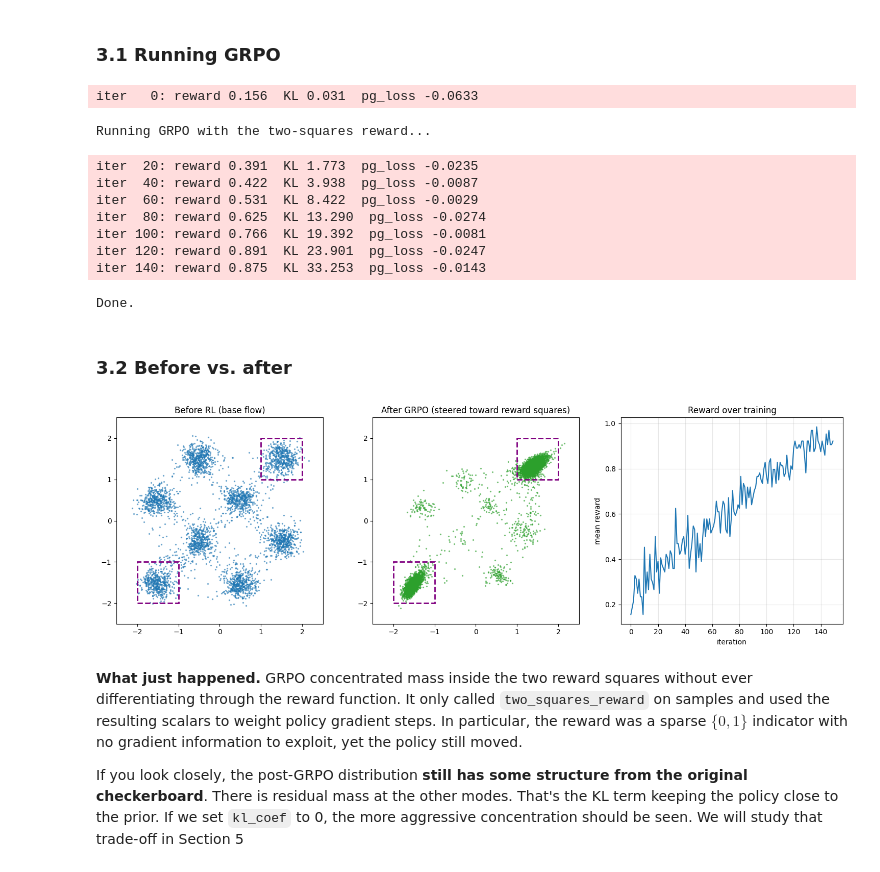
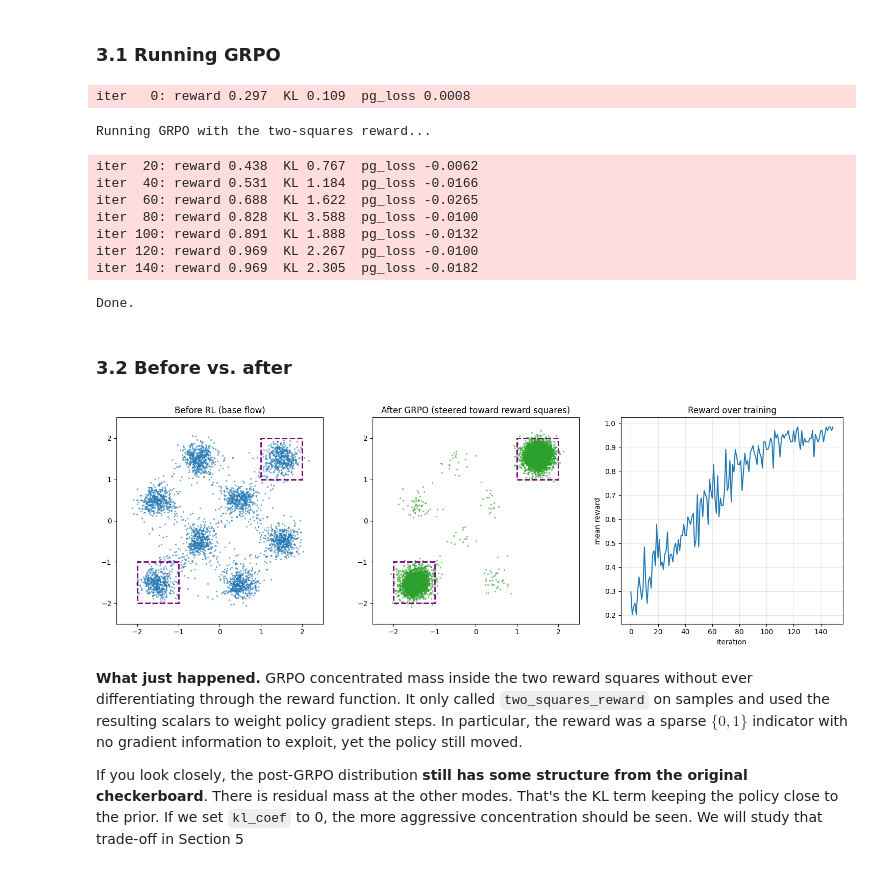
Before and after one commit to XuanVuNguyen/flowmatching_grpo_lecture, a Jupyter notebook: notebook.ipynb, the cells around one changed output. Saved outputs shown, nothing was run; the diff lists cells and outputs as text; code cells hidden in the pictures.

```diff
--- a/notebook.ipynb
+++ b/notebook.ipynb
@@ -20,6 +20,7 @@ import numpy as np
 import torch
 import matplotlib.pyplot as plt
 import src
+import math
 
 logging.basicConfig(level=logging.INFO, format="%(message)s")
 
@@ -28,6 +29,9 @@ print(f"Using device: {device}")
 
 torch.manual_seed(0)
 np.random.seed(0)
+
+SIGMA = 1.5
+STEP_NUMBER=100
 # %% [output]
 Using device: cpu
 # %% [markdown]
@@ -118,12 +122,9 @@ In the limit $\sigma \to 0$ we recover the original deterministic flow; for $\si
 # %% [markdown]
 Quick sanity check: stochastic samples should look similar to deterministic samples (because we picked $\sigma$ small).
 # %%
-SIGMA = 0.15
-STEP_NUMBER=100
-
 fig, axes = plt.subplots(1, 4, figsize=(10, 5))
 
-for i, sigma in enumerate([0, 0.1, 0.5, 1.0]):
+for i, sigma in enumerate([0, 1.0, 1.5, 2.0]):
     if i == 0:
         axes[i].scatter(samples[:, 0], samples[:, 1], s=2, alpha=0.5)
         axes[i].set_title("Deterministic (ODE)")
@@ -180,10 +181,10 @@ def two_squares_reward(points: torch.Tensor) -> torch.Tensor:
 # %% [markdown]
 Because we run GRPO against several different rewards in the rest of the notebook (the two-squares reward here, a per-square triangle reward in Section 4, a sweep over `kl_coef` in Section 5), we wrap the boilerplate in a few small helpers:
 # %%
-from matplotlib.patches import Polygon, Rectangle
+from matplotlib.patches import Rectangle
 
 
-def run_grpo(reward_func, base_model, **kwargs):
+def run_grpo(reward_func, base_model, step_number, sigma, **kwargs):
     """Fine-tune a fresh copy of `base_model` against `reward_func` with GRPO.
 
     Returns (policy, history). Extra kwargs are forwarded to src.grpo_train.
@@ -192,7 +193,7 @@ def run_grpo(reward_func, base_model, **kwargs):
     for p in ref_model.parameters():
         p.requires_grad_(False)
     policy = copy.deepcopy(base_model)
-    history = src.grpo_train(policy, ref_model, reward_func=reward_func, **kwargs)
+    history = src.grpo_train(policy, ref_model, step_number= step_number, sigma=sigma,reward_func=reward_func, **kwargs)
     return policy, history
 
 
@@ -217,40 +218,37 @@ def plot_samples(ax, samples, title, overlay=None, color=None):
 ### 3.1 Running GRPO
 # %%
 print("Running GRPO with the two-squares reward...")
-policy, history = run_grpo(two_squares_reward, base_model, iters=150, kl_coef=0.05)
+policy, history = run_grpo(two_squares_reward, base_model, iters=150, kl_coef=0.15, step_number=STEP_NUMBER, sigma=SIGMA)
 print("Done.")
 # %% [output]
-iter   0: reward 0.156  KL 0.031  pg_loss -0.0633
+iter   0: reward 0.297  KL 0.109  pg_loss 0.0008
 Running GRPO with the two-squares reward...
-iter  20: reward 0.391  KL 1.773  pg_loss -0.0235
-iter  40: reward 0.422  KL 3.938  pg_loss -0.0087
-iter  60: reward 0.531  KL 8.422  pg_loss -0.0029
-iter  80: reward 0.625  KL 13.290  pg_loss -0.0274
-iter 100: reward 0.766  KL 19.392  pg_loss -0.0081
-iter 120: reward 0.891  KL 23.901  pg_loss -0.0247
-iter 140: reward 0.875  KL 33.253  pg_loss -0.0143
+iter  20: reward 0.438  KL 0.767  pg_loss -0.0062
+iter  40: reward 0.531  KL 1.184  pg_loss -0.0166
+iter  60: reward 0.688  KL 1.622  pg_loss -0.0265
+iter  80: reward 0.828  KL 3.588  pg_loss -0.0100
+iter 100: reward 0.891  KL 1.888  pg_loss -0.0132
+iter 120: reward 0.969  KL 2.267  pg_loss -0.0100
+iter 140: reward 0.969  KL 2.305  pg_loss -0.0182
 Done.
 # %% [markdown]
 ### 3.2 Before vs. after
 # %%
-SIGMA = 0.15
-STEP_NUMBER=100
-
 with torch.no_grad():
     after, _, _ = src.rollout(policy, n=8000, step_number=STEP_NUMBER, sigma=SIGMA)
 
 fig, axes = plt.subplots(1, 3, figsize=(15, 5))
 plot_samples(axes[0], samples, "Before RL (base flow)", overlay=mark_reward_squares)
 plot_samples(axes[1], after.cpu(), "After GRPO (steered toward reward squares)",
              overlay=mark_reward_squares, color="C2")
 
 axes[2].plot(history["reward"])
 axes[2].set_xlabel("iteration"); axes[2].set_ylabel("mean reward")
 axes[2].set_title("Reward over training")
 axes[2].grid(True, alpha=0.3)
 plt.tight_layout(); plt.show()
 # %% [output]
-[figure, old version]
+[figure, new version]
 # %% [markdown]
 **What just happened.** GRPO concentrated mass inside the two reward squares without ever differentiating through the reward function. It only called `two_squares_reward` on samples and used the resulting scalars to weight policy gradient steps. In particular, the reward was a sparse $\{0, 1\}$ indicator with no gradient information to exploit, yet the policy still moved.
 
```
Also changed, not shown: parts of 4 cells of this notebook, 2 other files.
